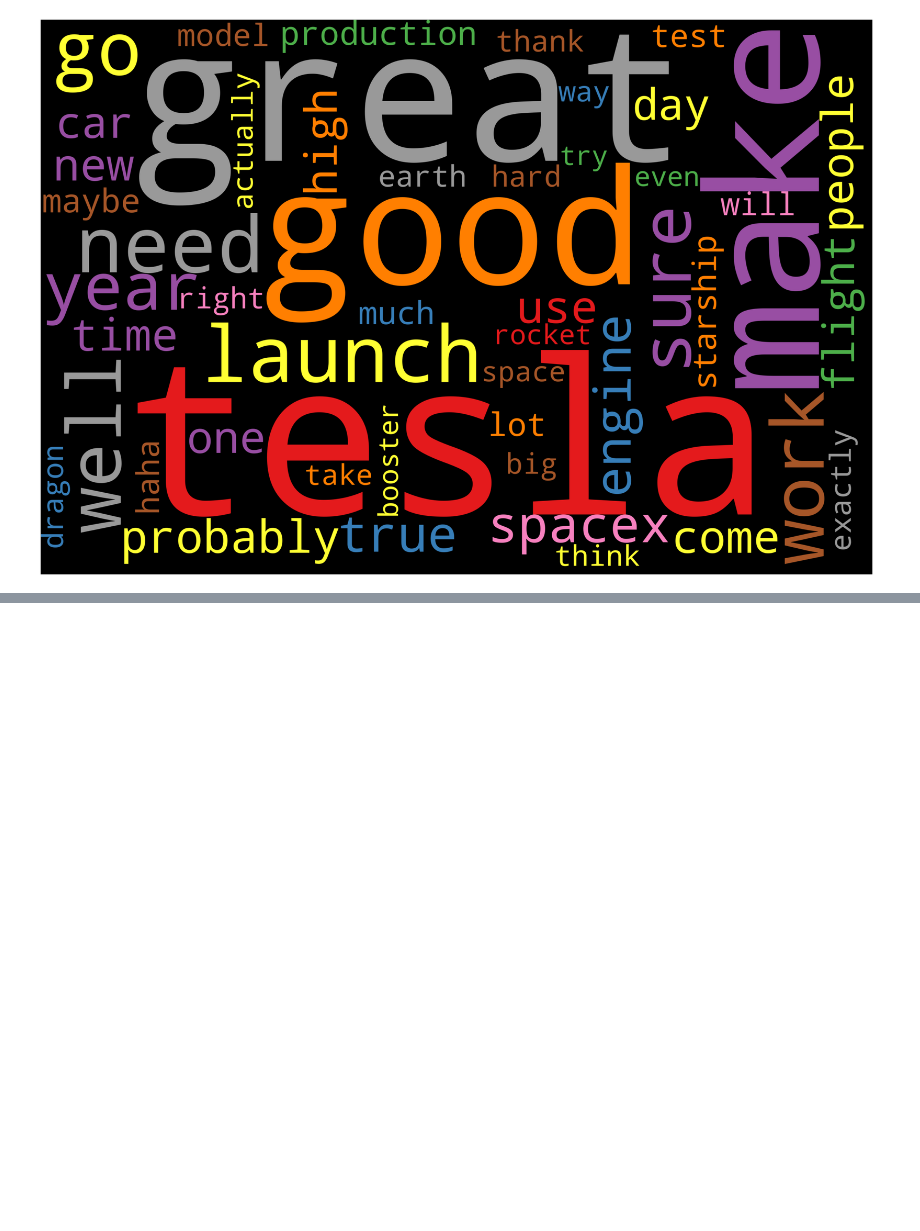
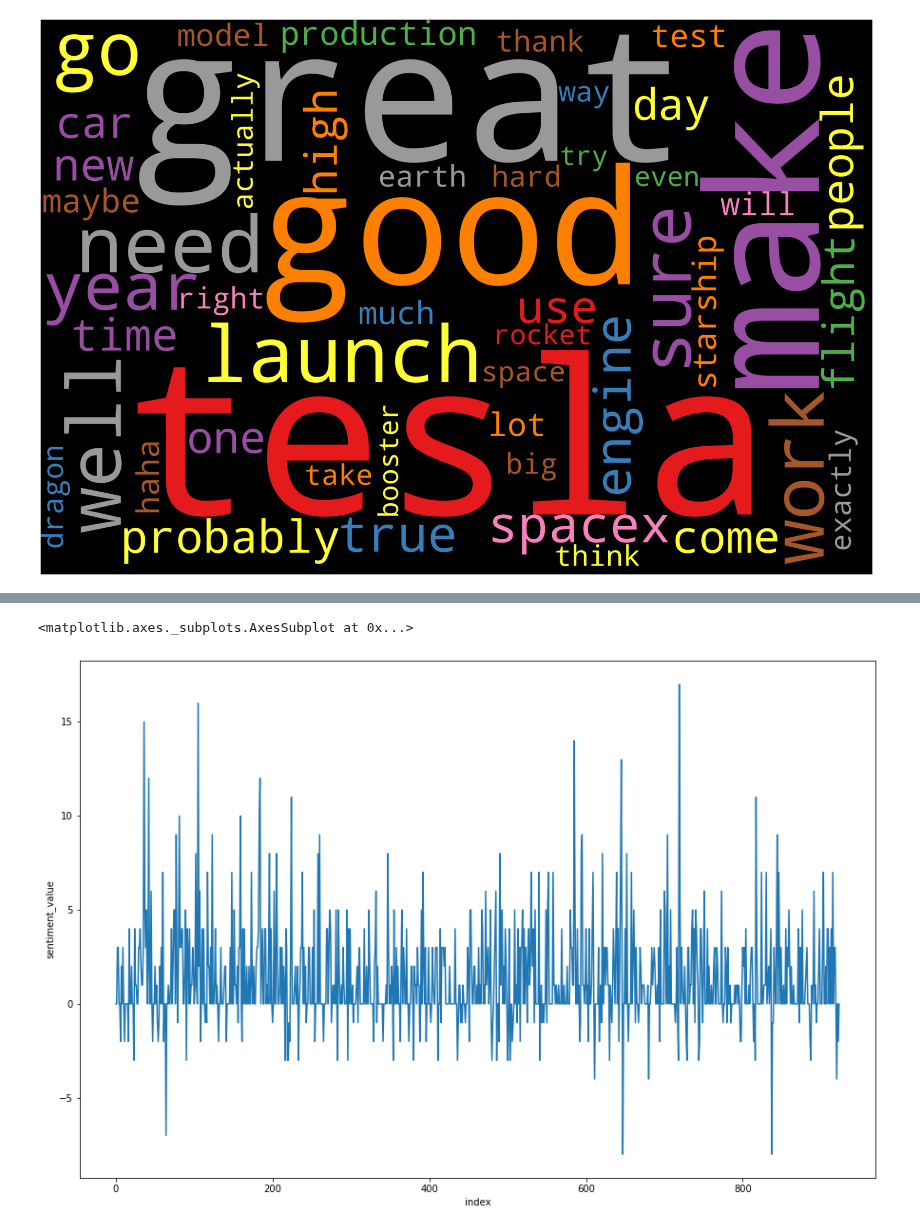
Before and after one commit to Bhavin52/Assignment, a Jupyter notebook: Text_mining_Q1.ipynb, the cells around one changed output, grey strips where cells are left out. Drawn from its saved outputs; the diff is of its cells as text; code cells hidden in the pictures; blank space fills up the shorter version.

```diff
--- a/Text_mining_Q1.ipynb
+++ b/Text_mining_Q1.ipynb
@@ -280,0 +501,7 @@ plot_cloud(wordcloud)
+# %%
+# Plotting the line plot for sentiment value of whole review
+plt.figure(figsize=(15,10))
+sns.lineplot(y='sentiment_value',x='index',data=sent_df)
+# %% [output]
+<matplotlib.axes._subplots.AxesSubplot at 0x...>
+[figure, added]
```
Also changed, not shown: parts of 16 cells of this notebook.
